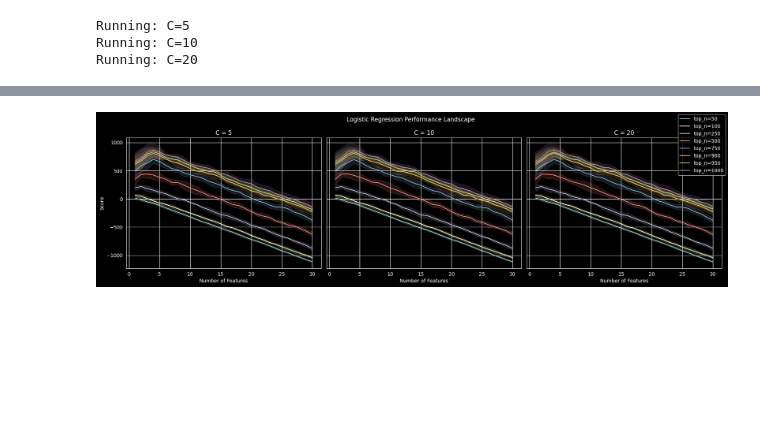
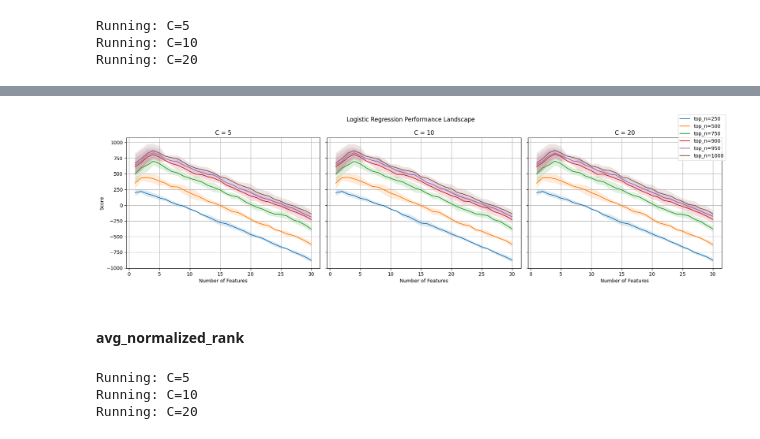
Before and after one commit to kwiatkowskaa/cost-sensitive-predictive-modeling, a Jupyter notebook: notebooks_scaled/02_model_logistic_regression.ipynb, the cells around one changed output, grey strips where cells are left out. Saved outputs shown, nothing was run; the diff lists cells and outputs as text; code cells hidden in the pictures; blank space fills up the shorter version.

```diff
--- a/notebooks_scaled/02_model_logistic_regression.ipynb
+++ b/notebooks_scaled/02_model_logistic_regression.ipynb
@@ -29,7 +43,7 @@ feature_importance_df = pd.read_csv("../outputs/feature_importance_ranking.csv")
 # %%
 C_VALUES = [5, 10, 20]
 K_VALUES = range(1, 31)
-TOP_N_VALUES = [50, 100, 250, 500, 750, 900, 950, 1000]
+TOP_N_VALUES = [250, 500, 750, 900, 950, 1000]
 
 sorted_features = feature_importance_df.sort_values("l1_rank")["feature"].values
 
@@ -82,14 +96,55 @@ final_results.sort_values(by="score", ascending=False).head(10)
 # %%
 plot_metric_surface(
     df=final_results,
     x_col="n_features",
     y_col="score",
     split_col="C",
     line_col="top_n",
     std_col="score_std",
-    title="Logistic Regression Performance Landscape",
+    title="Logistic Regression Performance",
     x_label="Number of Features",
     y_label="Score"
 )
 # %% [output]
-[figure, old version]
+[figure, new version]
+# %% [markdown]
+#### avg_normalized_rank
+# %%
+C_VALUES = [5, 10, 20]
+K_VALUES = range(1, 31)
+TOP_N_VALUES = [250, 500, 750, 900, 950, 1000]
+
+sorted_features = feature_importance_df.sort_values("avg_normalized_rank")["feature"].values
+
+all_results = []
+
+for C in C_VALUES:
+    print(f"Running: C={C}")
+
+    for k in K_VALUES:
+
+        for t in TOP_N_VALUES:
+            selected_features = sorted_features[:k]
+            X_sel = x_train_scaled[selected_features]
+
+            model = LogisticRegression(
+                C=C,
+                penalty="l2",
+                solver="lbfgs",
+                max_iter=10_000,
+            )
+
+            summary = cross_val_eval(
+                model=model, X=X_sel, y=y_train,
+                n_features=k, model_name=f"logreg_C={C}_k={k}",
+                top_n=t, scaled_features=True)
+
+            summary["C"] = C
+
+            all_results.append(summary)
+
+final_results = pd.DataFrame(all_results)
+# %% [output]
+Running: C=5
+Running: C=10
+Running: C=20
```
Also changed, not shown: parts of 7 cells of this notebook, 1 other file.
